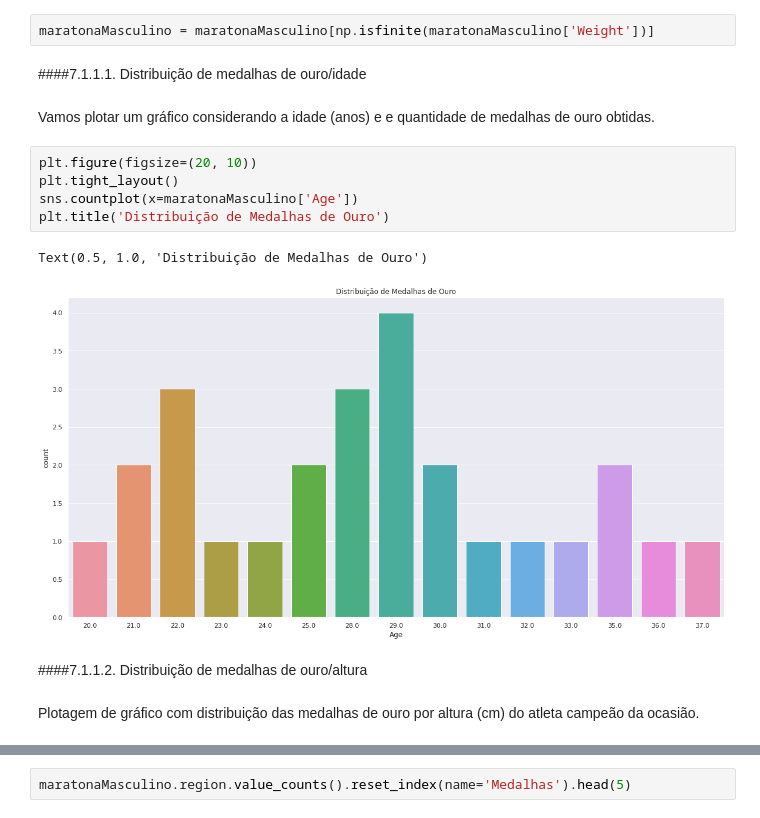
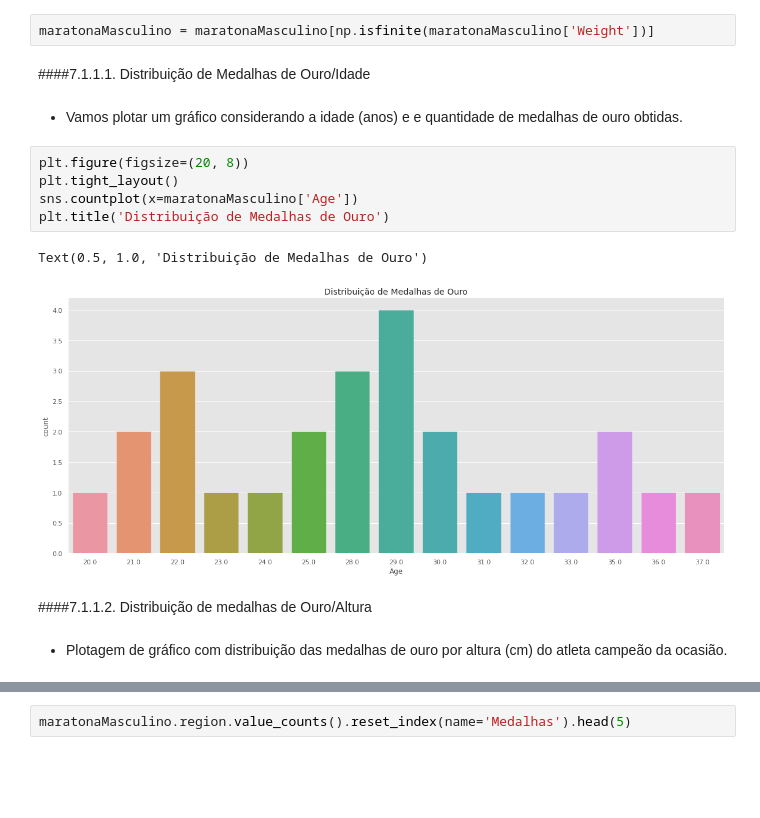
Before and after one commit to MSClaus/Olimpiadas_Analise, a Jupyter notebook: Jogos_Olimpicos.ipynb, the cells around one changed output, grey strips where cells are left out. Cells and saved outputs as stored; diff of their text form; blank space fills up the shorter version.

```diff
--- a/Jogos_Olimpicos.ipynb
+++ b/Jogos_Olimpicos.ipynb
@@ -210,19 +209,19 @@ maratonaMasculino = maratonaMasculino[np.isfinite(maratonaMasculino['Height'])]
 # %%
 maratonaMasculino = maratonaMasculino[np.isfinite(maratonaMasculino['Weight'])]
 # %% [markdown]
-####7.1.1.1. Distribuição de medalhas de ouro/idade
+####7.1.1.1. Distribuição de Medalhas de Ouro/Idade
 # %% [markdown]
-Vamos plotar um gráfico considerando a idade (anos) e e quantidade de medalhas de ouro obtidas.
+- Vamos plotar um gráfico considerando a idade (anos) e e quantidade de medalhas de ouro obtidas.
 # %%
-plt.figure(figsize=(20, 10))
+plt.figure(figsize=(20, 8))
 plt.tight_layout()
 sns.countplot(x=maratonaMasculino['Age'])
 plt.title('Distribuição de Medalhas de Ouro')
 # %% [output]
 Text(0.5, 1.0, 'Distribuição de Medalhas de Ouro')
-[figure, old version]
+[figure, new version]
 # %% [markdown]
-####7.1.1.2. Distribuição de medalhas de ouro/altura
+####7.1.1.2. Distribuição de medalhas de Ouro/Altura
 # %% [markdown]
-Plotagem de gráfico com distribuição das medalhas de ouro por altura (cm) do atleta campeão da ocasião.
+- Plotagem de gráfico com distribuição das medalhas de ouro por altura (cm) do atleta campeão da ocasião.
 # %%
```
Also changed, not shown: parts of 45 cells of this notebook.
